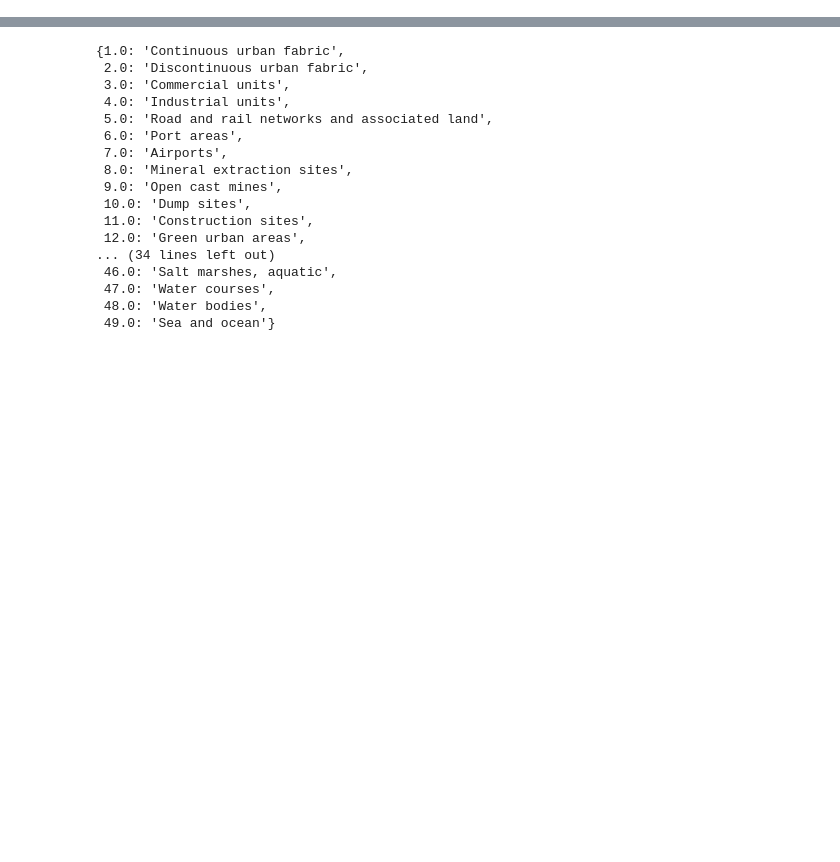
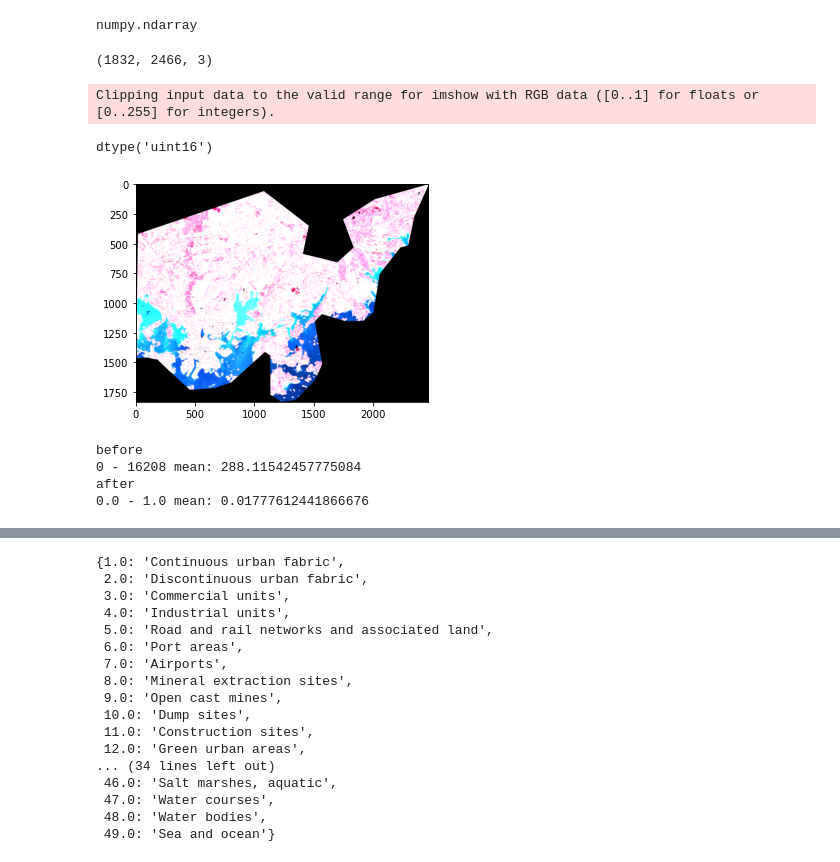
Before and after one commit to csc-training/PythonGIS_CSC, a Jupyter notebook: Raster/Seurasaari_trees.ipynb, the cells around one changed output, grey strips where cells are left out. Drawn from its saved outputs; the diff is of its cells as text; code cells hidden in the pictures; blank space fills up the shorter version.

```diff
--- a/Raster/Seurasaari_trees.ipynb
+++ b/Raster/Seurasaari_trees.ipynb
@@ -221,0 +63,10 @@ with rasterio.open("seurasaari_ndvi.tif", "w", **out_meta) as dest:
+# %%
+
+
+from rasterio.plot import show
+
+#read the nir band into a variable
+nir = s2tif.read(4)
+
+#and plot the band
+show(nir);
@@ -221,0 +75,13 @@ with rasterio.open("seurasaari_ndvi.tif", "w", **out_meta) as dest:
+# %%
+# ok, there is Helsinki, but maybe only the nir band is not enough to look at...
+# let's plot a 'common false color image' instead
+# we need arrays of nir , green, red to be interpreted as rgb
+
+# Read the grid values into numpy arrays
+# nir we already have in memory
+red = s2tif.read(3)
+green = s2tif.read(2)
+
+type(nir)
+# %% [output]
+numpy.ndarray
@@ -221,0 +93,34 @@ with rasterio.open("seurasaari_ndvi.tif", "w", **out_meta) as dest:
+# %%
+# normal images are stacks of RGB, lets recreate that for our false color composite
+import numpy as np
+
+# the composite of our choice should show nir as red, red as blue and green as green
+stack = np.dstack((nir, red, green))
+
+stack.shape
+# %% [output]
+(1832, 2466, 3)
+# %%
+# so let's plot it
+plt.imshow(stack)
+# %% [output]
+Clipping input data to the valid range for imshow with RGB data ([0..1] for floats or [0..255] for integers).
+dtype('uint16')
+[figure, added]
+# %%
+# this does not look too good, let's fix the range (imshow just clips it, we want to normalize)
+from fix_plot import normalize
+
+normnir = normalize(nir)
+normred = normalize(red)
+normgreen = normalize(green)
+
+print('before')
+print(red.min(), '-', red.max(), 'mean:', red.mean())
+print('after')
+print(normred.min(), '-', normred.max(), 'mean:', normred.mean())
+# %% [output]
+before
+0 - 16208 mean: 288.11542457775084
+after
+0.0 - 1.0 mean: 0.01777612441866676
```
Also changed, not shown: parts of 77 cells of this notebook, 7 other files.
